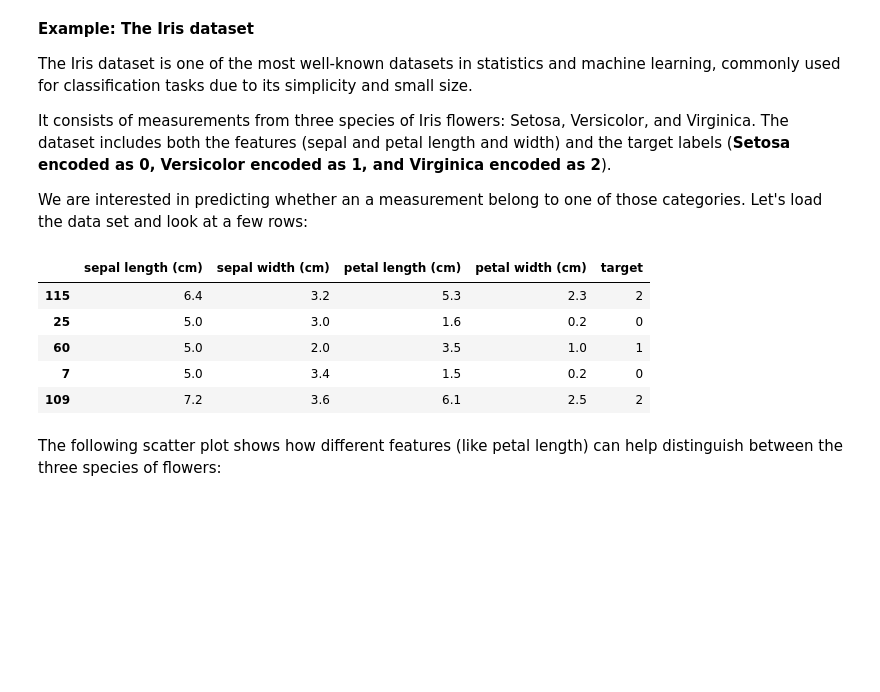
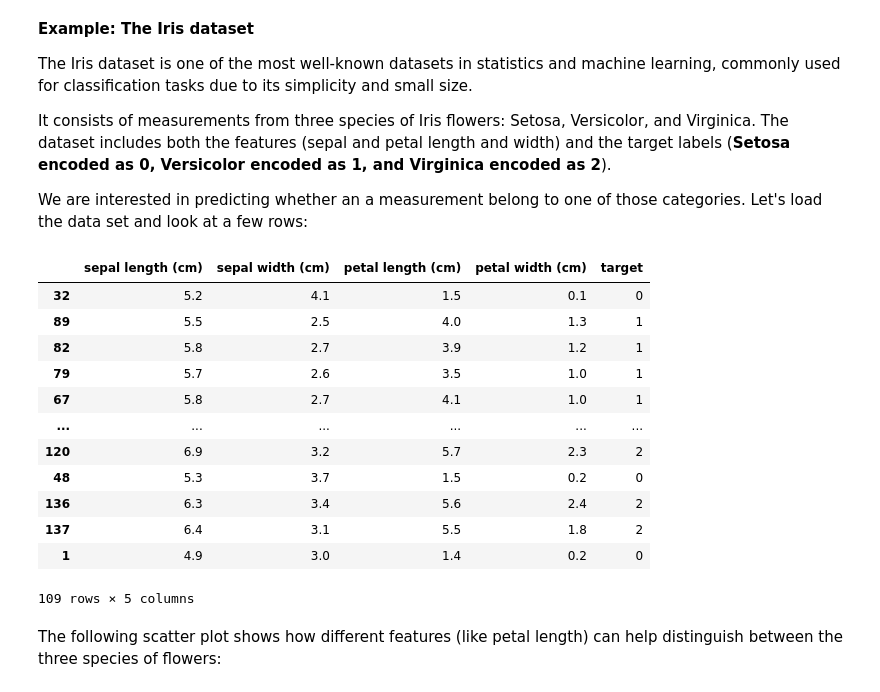
Before and after one commit to Soheilp86/Statistical-Machine-Learning, a Jupyter notebook: 23-Multi-Class-Classification.ipynb, the cells around one changed output. Drawn from its saved outputs; the diff is of its cells as text; code cells hidden in the pictures; blank space fills up the shorter version.

```diff
--- a/23-Multi-Class-Classification.ipynb
+++ b/23-Multi-Class-Classification.ipynb
@@ -25,27 +25,34 @@ a measurement belong to one of those categories. Let's load the data set and loo
 # %%
 # Import necessary libraries
 import pandas as pd
 import seaborn as sns
 import matplotlib.pyplot as plt
 from sklearn.datasets import load_iris
 
 
 # Load the Iris dataset
 iris = load_iris()
 
 # Create a DataFrame for iri
 df = pd.DataFrame(data=iris['data'], columns=iris['feature_names'])
 df['target'] = iris['target']
 
 # Display a few rows of the dataset
-df.sample(5)
+df.sample(109)
 # %% [output]
 |  | sepal length (cm) | sepal width (cm) | petal length (cm) | petal width (cm) | target |
-| 115 | 6.4 | 3.2 | 5.3 | 2.3 | 2 |
-| 25 | 5.0 | 3.0 | 1.6 | 0.2 | 0 |
-| 60 | 5.0 | 2.0 | 3.5 | 1.0 | 1 |
-| 7 | 5.0 | 3.4 | 1.5 | 0.2 | 0 |
-| 109 | 7.2 | 3.6 | 6.1 | 2.5 | 2 |
+| 32 | 5.2 | 4.1 | 1.5 | 0.1 | 0 |
+| 89 | 5.5 | 2.5 | 4.0 | 1.3 | 1 |
+| 82 | 5.8 | 2.7 | 3.9 | 1.2 | 1 |
+| 79 | 5.7 | 2.6 | 3.5 | 1.0 | 1 |
+| 67 | 5.8 | 2.7 | 4.1 | 1.0 | 1 |
+| ... | ... | ... | ... | ... | ... |
+| 120 | 6.9 | 3.2 | 5.7 | 2.3 | 2 |
+| 48 | 5.3 | 3.7 | 1.5 | 0.2 | 0 |
+| 136 | 6.3 | 3.4 | 5.6 | 2.4 | 2 |
+| 137 | 6.4 | 3.1 | 5.5 | 1.8 | 2 |
+| 1 | 4.9 | 3.0 | 1.4 | 0.2 | 0 |
+109 rows × 5 columns
 # %% [markdown]
 The following scatter plot shows how different features (like petal length) can help distinguish between the three species of flowers:
 # %%
```
Also changed, not shown: parts of 2 cells of this notebook.
